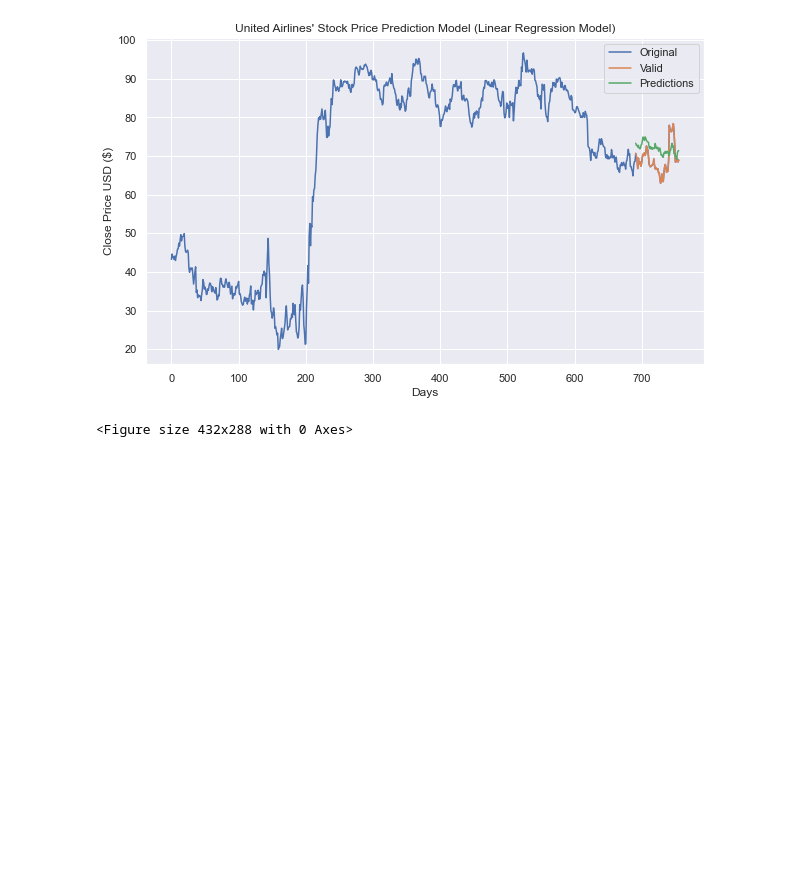
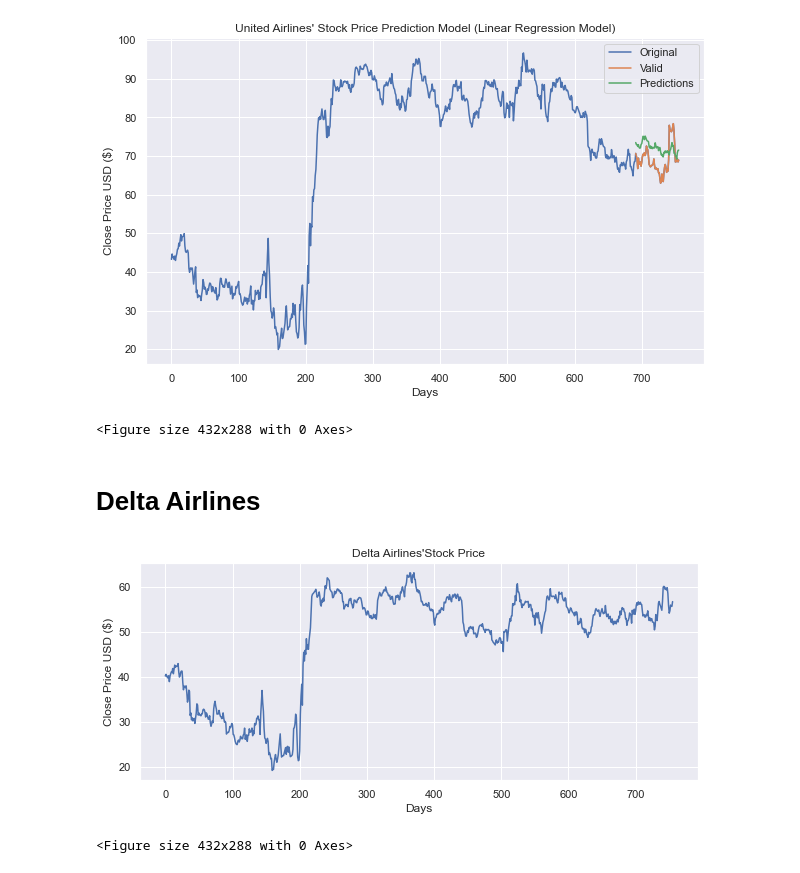
Before and after one commit to teresaflicek/Airline-Stock-Analysis, a Jupyter notebook: Stock Market vs Covid/MachineLearning.ipynb, the cells around one changed output. Drawn from its saved outputs; the diff is of its cells as text; code cells hidden in the pictures; blank space fills up the shorter version.

Commit message:
added delta

```diff
--- a/Stock Market vs Covid/MachineLearning.ipynb
+++ b/Stock Market vs Covid/MachineLearning.ipynb
@@ -241,3 +243,24 @@ See the caveats in the documentation: https://pandas.pydata.org/pandas-docs/stab
   valid["Predictions"] = predictions
 [figure]
 <Figure size 432x288 with 0 Axes>
+# %% [markdown]
+# Delta Airlines
+# %%
+#creating initial plot of United Airlines Closing prices as of Dec 31, 2020
+sns.set()
+plt.figure(figsize=(10, 4))
+
+#create labels
+plt.title("Delta Airlines'Stock Price")
+plt.xlabel("Days")
+plt.ylabel("Close Price USD ($)")
+plt.plot(stocks["DAL_Close"])
+
+#display chart
+plt.show()
+
+#save to png
+plt.savefig("images/originalcloseDAL.png")
+# %% [output]
+[figure, added]
+<Figure size 432x288 with 0 Axes>
```
Also changed, not shown: parts of 19 cells of this notebook, 6 other files.
